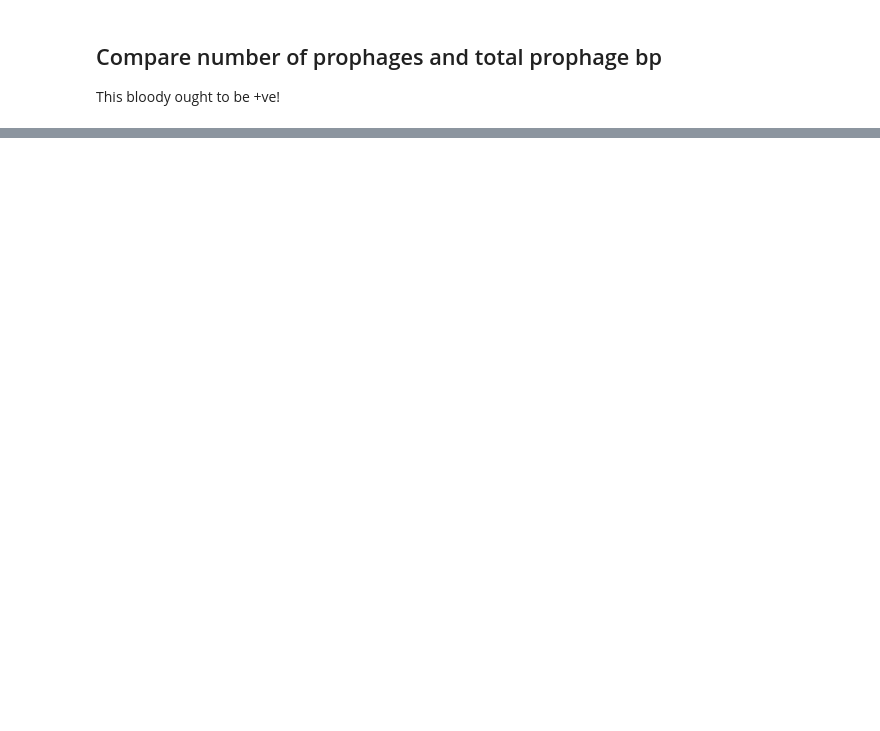
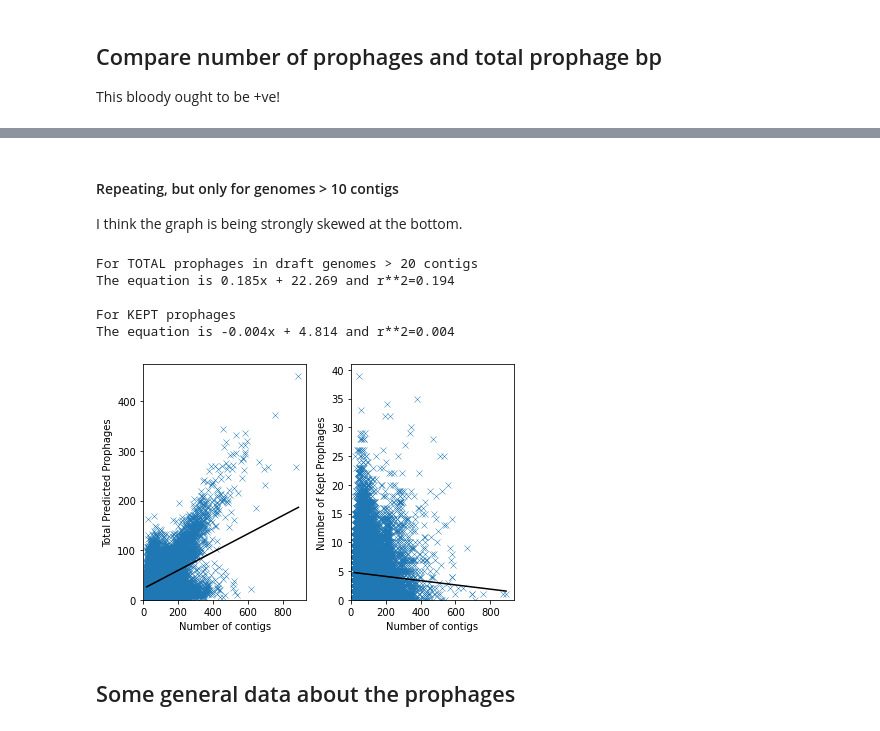
Before and after one commit to linsalrob/PhispyAnalysis, a Jupyter notebook: DataAnalysis/ProphageCounts.ipynb, the cells around one changed output, grey strips where cells are left out. Saved outputs shown, nothing was run; the diff lists cells and outputs as text; code cells hidden in the pictures; blank space fills up the shorter version.

Commit message:
adding more data analysis

```diff
--- a/DataAnalysis/ProphageCounts.ipynb
+++ b/DataAnalysis/ProphageCounts.ipynb
@@ -205,3 +212,51 @@ fig.savefig('images/contigspp.png')
+# %% [markdown]
+#### Repeating, but only for genomes > 10 contigs
+
+I think the graph is being strongly skewed at the bottom.
+# %%
+ndraft = 20
+dfdrafts = df[df['Contigs'] > ndraft].copy()
+dfdrafts.drop(['contigs vs kept pp', 'contigs vs total pp'], axis=1)
+exog = sm.add_constant(dfdrafts["Contigs"])
+model = sm.OLS(dfdrafts["Total Predicted Prophages"], exog).fit()
+print(f"\nFor TOTAL prophages in draft genomes > {ndraft} contigs")
+print(f"The equation is {model.params['Contigs']:.3f}x + {model.params['const']:.3f} and r**2={model.rsquared:.3f}")
+
+dfdrafts['contigs vs total pp'] = (model.params['Contigs'] * dfdrafts['Contigs']) + model.params['const']
+
+exog = sm.add_constant(dfdrafts["Contigs"])
+model = sm.OLS(dfdrafts["Kept"], exog).fit()
+print("\nFor KEPT prophages")
+print(f"The equation is {model.params['Contigs']:.3f}x + {model.params['const']:.3f} and r**2={model.rsquared:.3f}")
+dfdrafts['contigs vs kept pp'] = (model.params['Contigs'] * dfdrafts['Contigs']) + model.params['const']
+
+fig, ax =plt.subplots(ncols=2, sharey=False)
+
+sns.scatterplot(x='Contigs', y='Total Predicted Prophages', data=dfdrafts, marker='x', ax=ax[0])
+sns.lineplot(x='Contigs', y='contigs vs total pp', data=dfdrafts, color='k', ax=ax[0])
+ax[0].set_ylabel('Total Predicted Prophages')
+
+sns.scatterplot(x='Contigs', y='Kept', data=dfdrafts, marker='x', ax=ax[1])
+sns.lineplot(x='Contigs', y='contigs vs kept pp', data=dfdrafts, color='k', ax=ax[1])
+ax[1].set_ylabel('Number of Kept Prophages')
+
+for a in ax:
+    a.set_xlim(0,)
+    a.set_ylim(0,)
+    a.set_xlabel('Number of contigs')
+
+plt.tight_layout()
+
+fig.savefig('images/draftcontigspp.png')
+# %% [output]
+For TOTAL prophages in draft genomes > 20 contigs
+The equation is 0.185x + 22.269 and r**2=0.194
+
+For KEPT prophages
+The equation is -0.004x + 4.814 and r**2=0.004
+[figure, added]
+# %% [markdown]
+## Some general data about the prophages
 # %%
 print(f"There are {df['Kept'].mean():.2f} prophages per genome on average, with a mean combined length of {df['bp prophage'].mean():,.0f} bp, so {df['bp prophage'].mean()/df['Kept'].mean():,.0f} bp per prophage")
 # %% [output]
```
Also changed, not shown: parts of 28 cells of this notebook, 8 other files.
